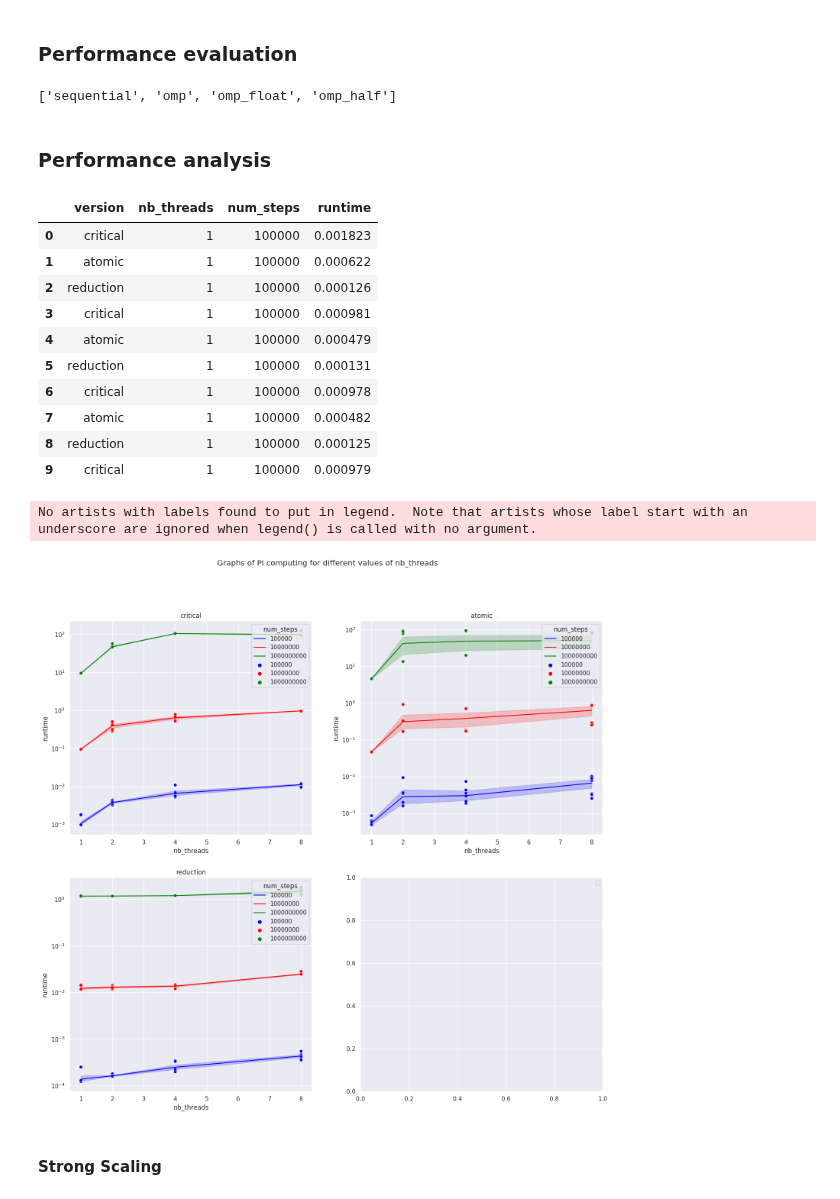
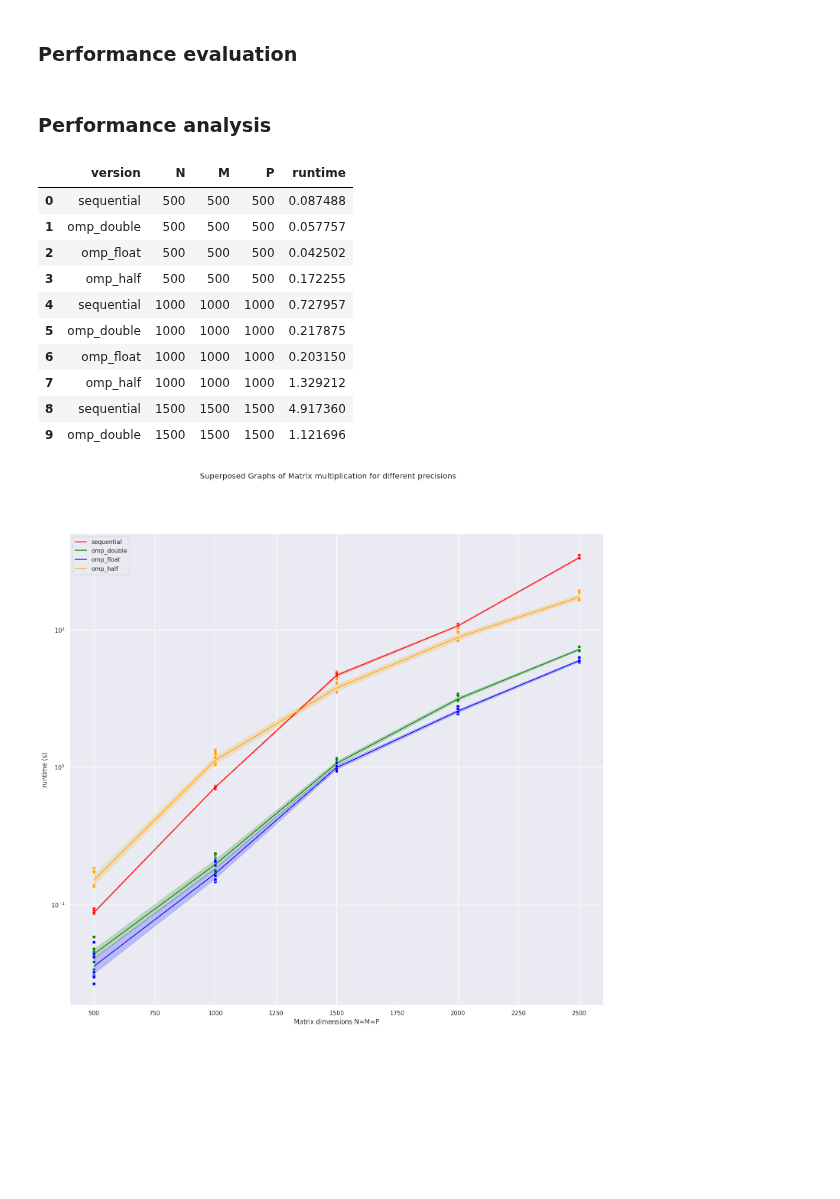
Before and after one commit to 0nyr/OT5_open_mp_optimization, a Jupyter notebook: part_4/openmp_tp.ipynb, the cells around one changed output. Drawn from its saved outputs; the diff is of its cells as text; code cells hidden in the pictures; blank space fills up the shorter version.

```diff
--- a/part_4/openmp_tp.ipynb
+++ b/part_4/openmp_tp.ipynb
@@ -52,10 +52,11 @@ csv_headers = {
 }
 
 matrix_params: list[dict[str, int]] = [
+    {"N": 500, "M": 500, "P": 500},
     {"N": 1000, "M": 1000, "P": 1000},
+    {"N": 1500, "M": 1500, "P": 1500},
     {"N": 2000, "M": 2000, "P": 2000},
-    {"N": 5000, "M": 5000, "P": 5000},
-    {"N": 10000, "M": 10000, "P": 10000},
+    {"N": 2500, "M": 2500, "P": 2500},
 ]
 
 color_class = {
@@ -66,8 +67,6 @@ color_class = {
 }
 
 repeats = 10
-# %% [output]
-['sequential', 'omp', 'omp_float', 'omp_half']
 # %%
 import os
 import subprocess
@@ -130,46 +129,43 @@ fig.suptitle("Superposed Graphs of Matrix multiplication for different precision
 
 for i in range(0, len(color_class.keys())):
     # print version graph data
     graph_version = list(color_class.keys())[i]
     df_plot_0 = df[df['version'] == graph_version]
 
     g0 = sns.lineplot(
         ax=ax,
         data=df_plot_0,
         x="N",
         y="runtime",
         hue="version",
         palette=color_class,
         style="version",
     )
     g0.set(yscale="log")
     g0.set(xlabel="Matrix dimensions N=M=P", ylabel="runtime (s)")
     g00 = sns.scatterplot(
         ax=ax,
         data=df_plot_0,
-        x="S",
+        x="N",
         y="runtime",
         hue="version",
         palette=color_class,
         legend=False,
     )
     g00.set(yscale="log")
 
 plt.legend()
 plt.show()
 # %% [output]
-|  | version | nb_threads | num_steps | runtime |
-| 0 | critical | 1 | 100000 | 0.001823 |
-| 1 | atomic | 1 | 100000 | 0.000622 |
-| 2 | reduction | 1 | 100000 | 0.000126 |
-| 3 | critical | 1 | 100000 | 0.000981 |
-| 4 | atomic | 1 | 100000 | 0.000479 |
-| 5 | reduction | 1 | 100000 | 0.000131 |
-| 6 | critical | 1 | 100000 | 0.000978 |
-| 7 | atomic | 1 | 100000 | 0.000482 |
-| 8 | reduction | 1 | 100000 | 0.000125 |
-| 9 | critical | 1 | 100000 | 0.000979 |
+|  | version | N | M | P | runtime |
+| 0 | sequential | 500 | 500 | 500 | 0.087488 |
+| 1 | omp_double | 500 | 500 | 500 | 0.057757 |
+| 2 | omp_float | 500 | 500 | 500 | 0.042502 |
+| 3 | omp_half | 500 | 500 | 500 | 0.172255 |
+| 4 | sequential | 1000 | 1000 | 1000 | 0.727957 |
+| 5 | omp_double | 1000 | 1000 | 1000 | 0.217875 |
+| 6 | omp_float | 1000 | 1000 | 1000 | 0.203150 |
+| 7 | omp_half | 1000 | 1000 | 1000 | 1.329212 |
+| 8 | sequential | 1500 | 1500 | 1500 | 4.917360 |
+| 9 | omp_double | 1500 | 1500 | 1500 | 1.121696 |
-No artists with labels found to put in legend.  Note that artists whose label start with an underscore are ignored when legend() is called with no argument.
-[figure, old version]
+[figure, new version]
-# %% [markdown]
-#### Strong Scaling
```
Also changed, not shown: parts of 3 cells of this notebook, 1 other file.
